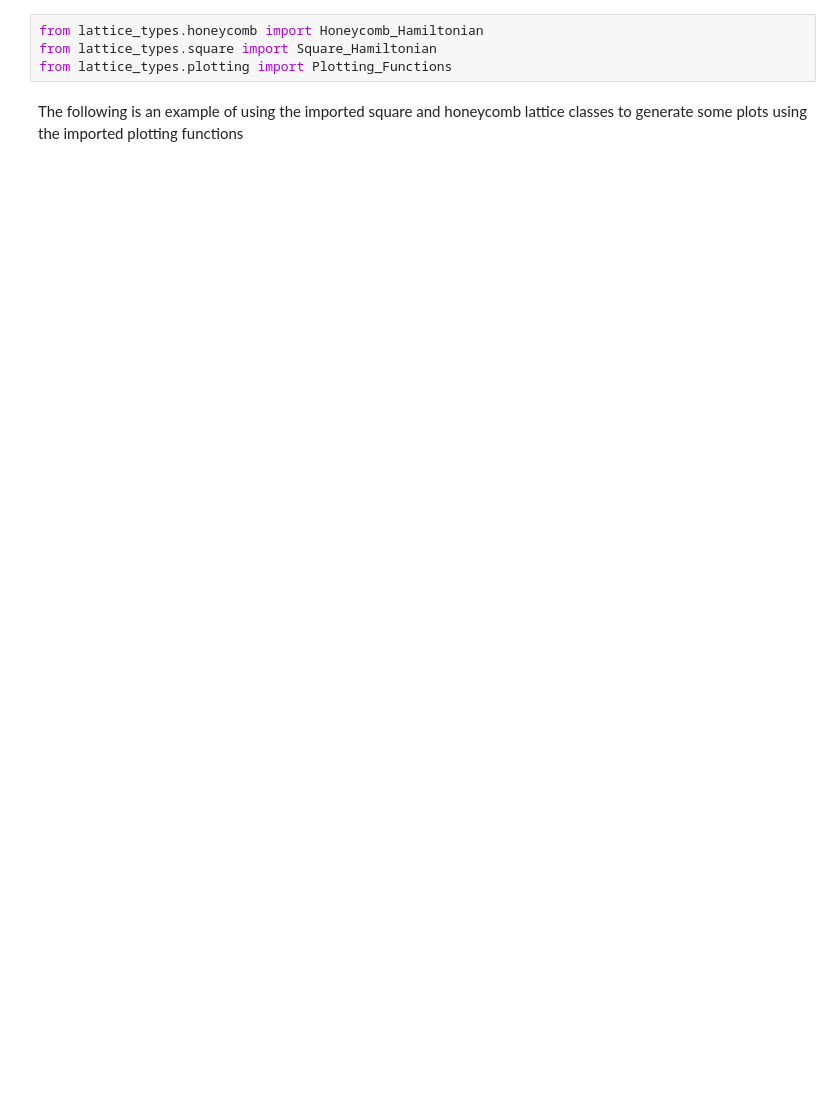
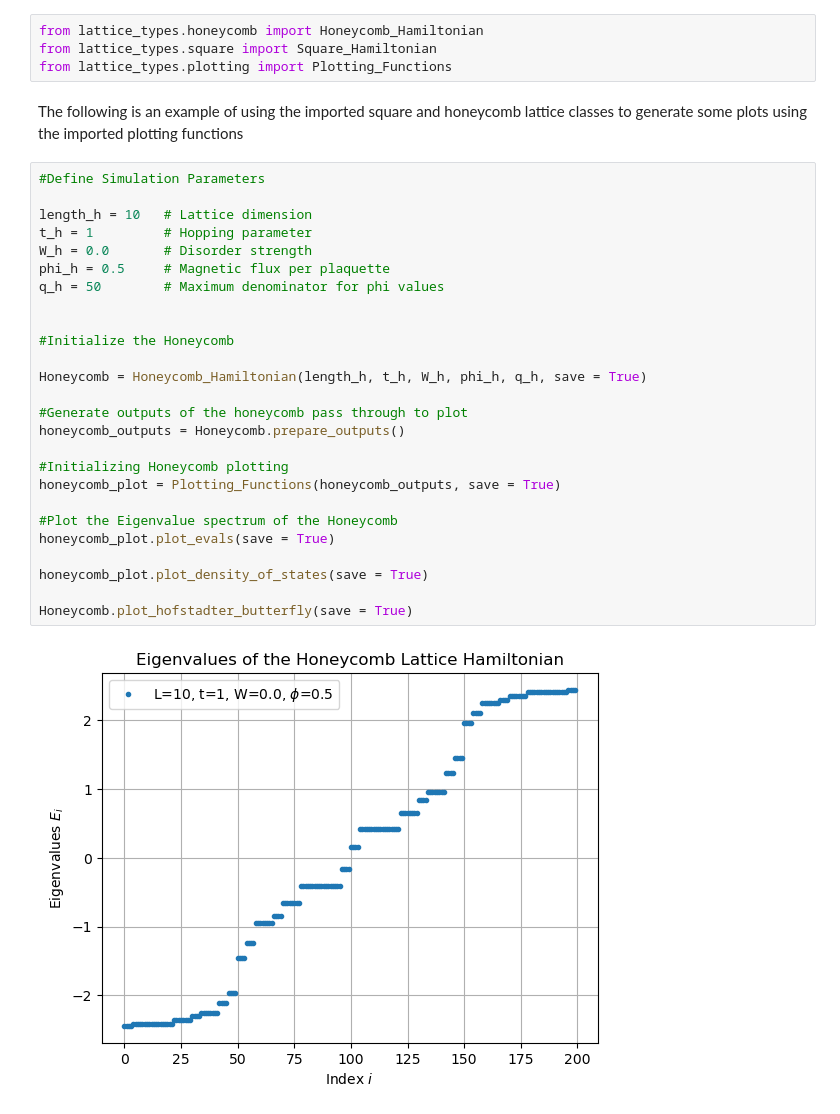
Before and after one commit to r-siddiqi/Hofstadter, a Jupyter notebook: test.ipynb, the cells around one changed output. Saved outputs shown, nothing was run; the diff lists cells and outputs as text; blank space fills up the shorter version.

```diff
--- a/test.ipynb
+++ b/test.ipynb
@@ -4,3 +4,31 @@ from lattice_types.square import Square_Hamiltonian
 from lattice_types.plotting import Plotting_Functions
 # %% [markdown]
 The following is an example of using the imported square and honeycomb lattice classes to generate some plots using the imported plotting functions
+# %%
+#Define Simulation Parameters
+
+length_h = 10   # Lattice dimension
+t_h = 1         # Hopping parameter
+W_h = 0.0       # Disorder strength
+phi_h = 0.5     # Magnetic flux per plaquette
+q_h = 50        # Maximum denominator for phi values
+
+
+#Initialize the Honeycomb
+
+Honeycomb = Honeycomb_Hamiltonian(length_h, t_h, W_h, phi_h, q_h, save = True)
+
+#Generate outputs of the honeycomb pass through to plot
+honeycomb_outputs = Honeycomb.prepare_outputs()
+
+#Initializing Honeycomb plotting
+honeycomb_plot = Plotting_Functions(honeycomb_outputs, save = True)
+
+#Plot the Eigenvalue spectrum of the Honeycomb
+honeycomb_plot.plot_evals(save = True)
+
+honeycomb_plot.plot_density_of_states(save = True)
+
+Honeycomb.plot_hofstadter_butterfly(save = True)
+# %% [output]
+[figure, added]
```
Also changed, not shown: parts of 3 cells of this notebook, 7 other files.
